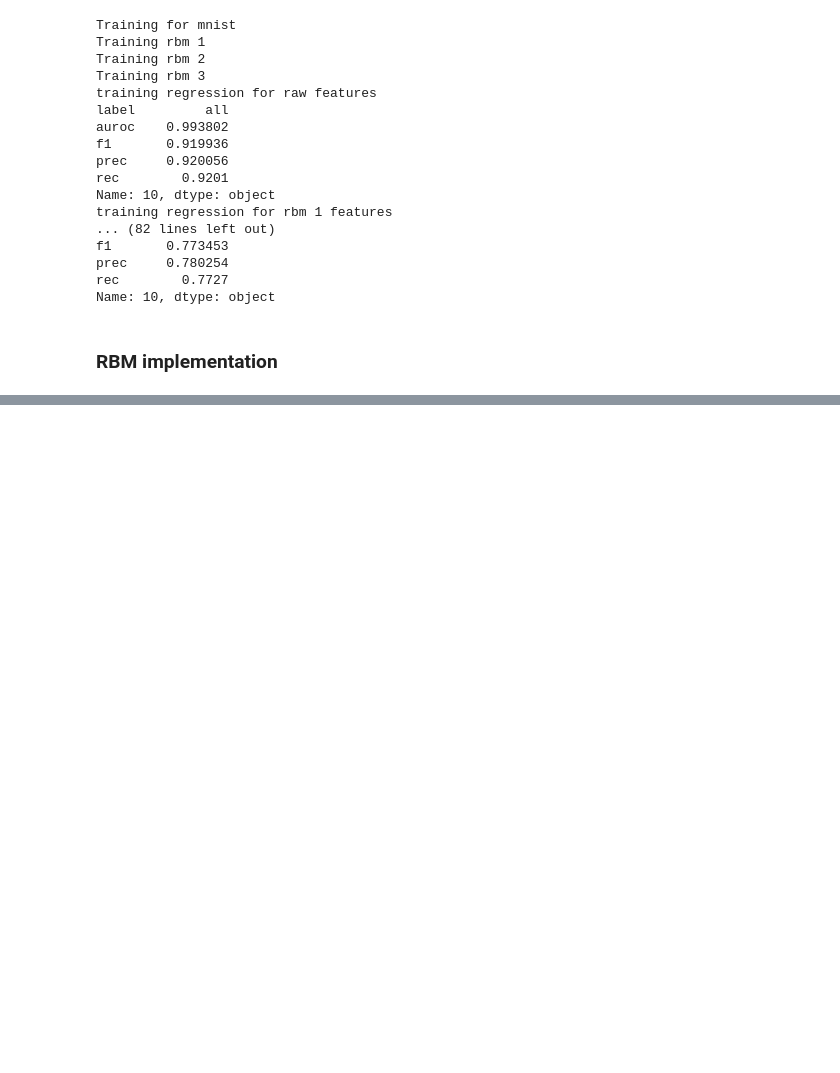
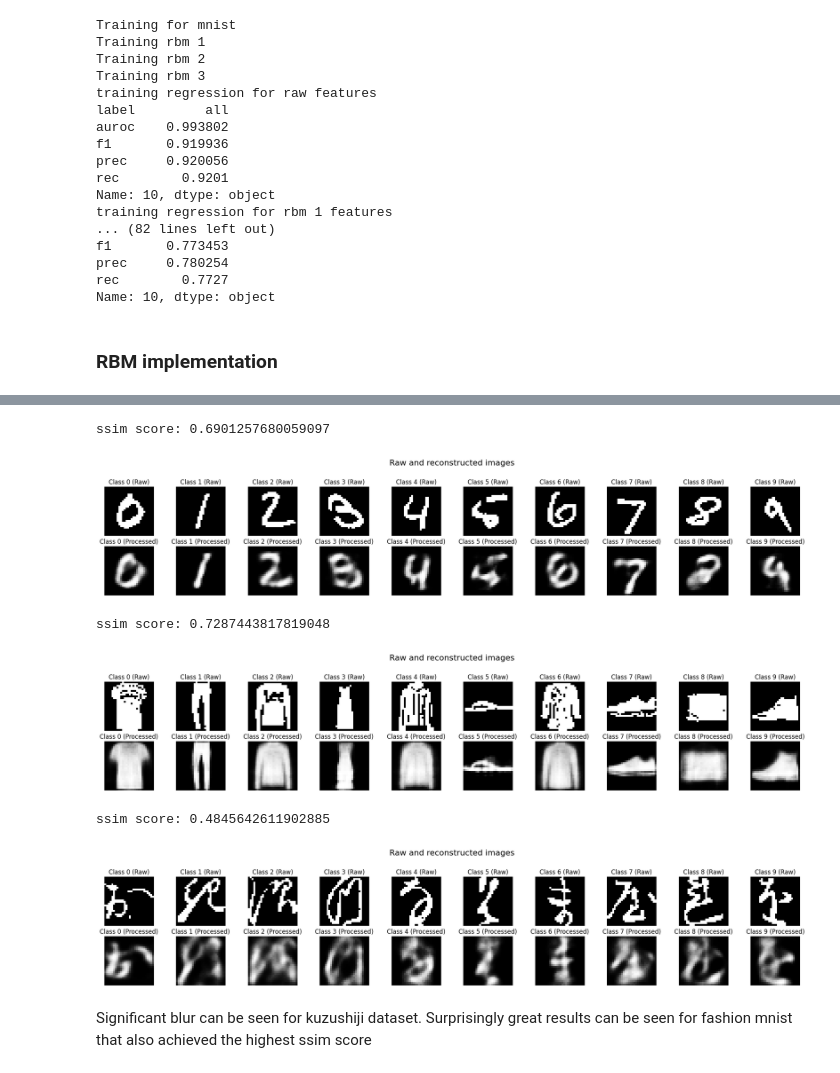
Before and after one commit to my-alaska/ml-course, a Jupyter notebook: rbm/rbms.ipynb, the cells around one changed output, grey strips where cells are left out. Drawn from its saved outputs; the diff is of its cells as text; code cells hidden in the pictures; blank space fills up the shorter version.

```diff
--- a/rbm/rbms.ipynb
+++ b/rbm/rbms.ipynb
@@ -127,7 +136,7 @@ kuzushiji = [
 ]
 
 datasets = [mnist, fashion, kuzushiji]
-names = ("mnist", "fashion mnist", "kuzushiji mnist")
+names = ("mnist", "fashion_mnist", "kuzushiji_mnist")
 # %% [markdown]
 # Task 1 - RBM feature extraction
 
@@ -508,6 +528,0 @@ class RBM:
-# %%
-rbm = RBM(hidden_size=32, verbose=True)
-
-rbm.fit(
-    mnist_train_data.reshape(mnist_train_data.shape[0], -1), epochs=50, batch_size=128
-)
@@ -537,0 +575,41 @@ display_images(rbm.W.T[:-1, :-1].reshape(-1, 28, 28), cols=8)
+# %%
+from skimage.metrics import structural_similarity as ssim
+
+for data, name, rbm in zip(datasets, names, rbms):
+    _, _, test_data, test_labels = data
+    unique_classes = np.unique(test_labels)
+    examples_idx = [np.where(test_labels == cls)[0][0] for cls in unique_classes]
+    examples = test_data[examples_idx]
+    reconstr = rbm.reconstruct(examples.reshape(examples.shape[0], -1))
+    reconstr = reconstr.reshape(-1, 28, 28)
+
+    n_clas = len(unique_classes)
+    fig, axes = plt.subplots(2, 10, figsize=(2 * n_clas, 4))
+    fig.suptitle("Raw and reconstructed images", fontsize=16)
+
+    for i in range(n_clas):
+        # Plot the raw image
+        axes[0, i].imshow(examples[i], cmap="gray")
+        axes[0, i].set_title(f"Class {unique_classes[i]} (Raw)")
+        axes[0, i].axis("off")
+
+        # Plot the processed image
+        axes[1, i].imshow(reconstr[i], cmap="gray")
+        axes[1, i].set_title(f"Class {unique_classes[i]} (Processed)")
+        axes[1, i].axis("off")
+
+    ssim_score = ssim(examples, reconstr, data_range=1.0)
+    print(f"ssim score: {ssim_score}")
+
+    # Adjust spacing
+    plt.tight_layout(rect=(0.0, 0.0, 1.0, 0.96))
+    plt.show()
+# %% [output]
+ssim score: 0.6901257680059097
+[figure, added]
+ssim score: 0.7287443817819048
+[figure, added]
+ssim score: 0.4845642611902885
+[figure, added]
+# %% [markdown]
+Significant blur can be seen for kuzushiji dataset. Surprisingly great results can be seen for fashion mnist that also achieved the highest ssim score
```
Also changed, not shown: parts of 5 cells of this notebook, 2 other files.
